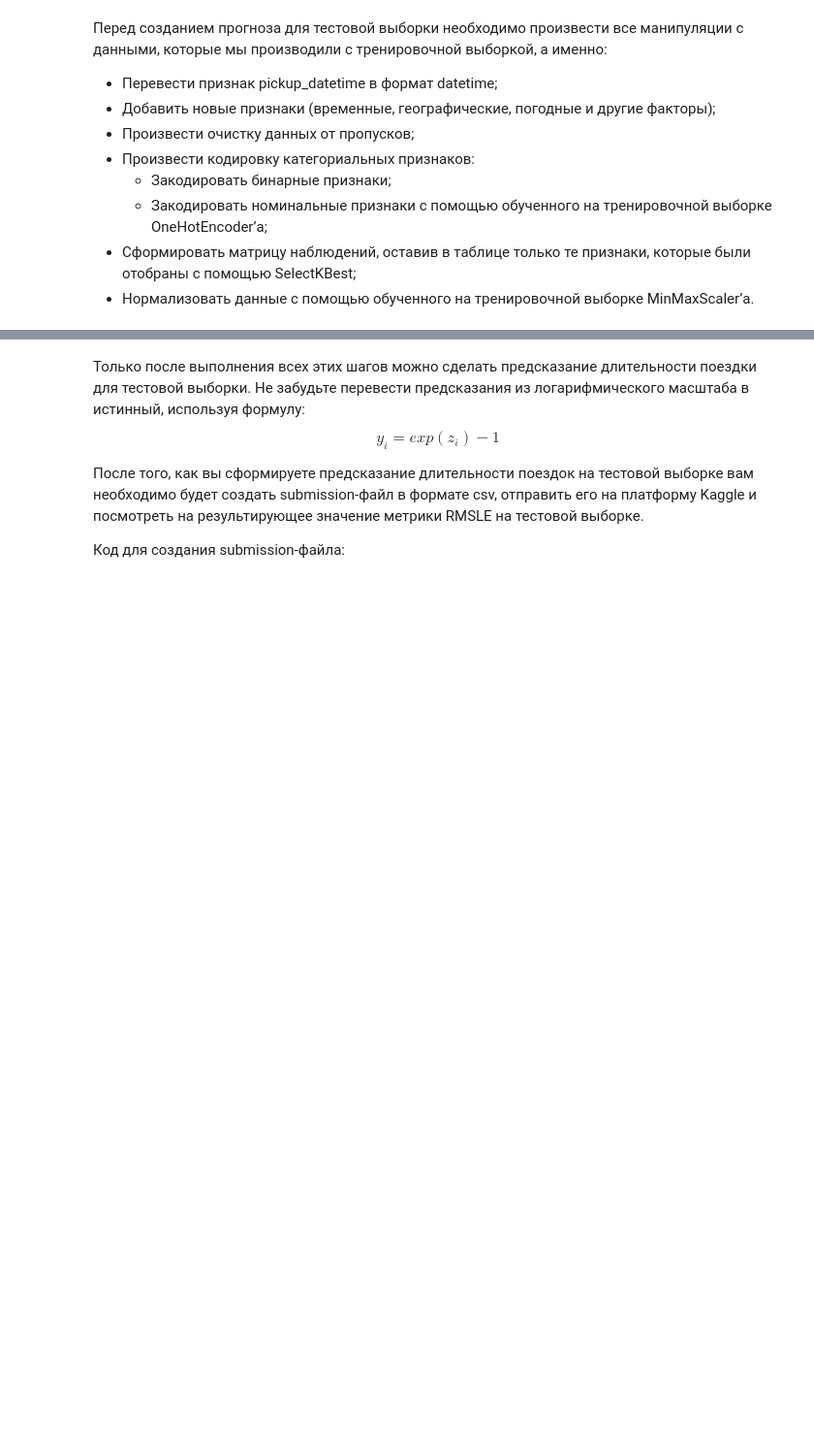
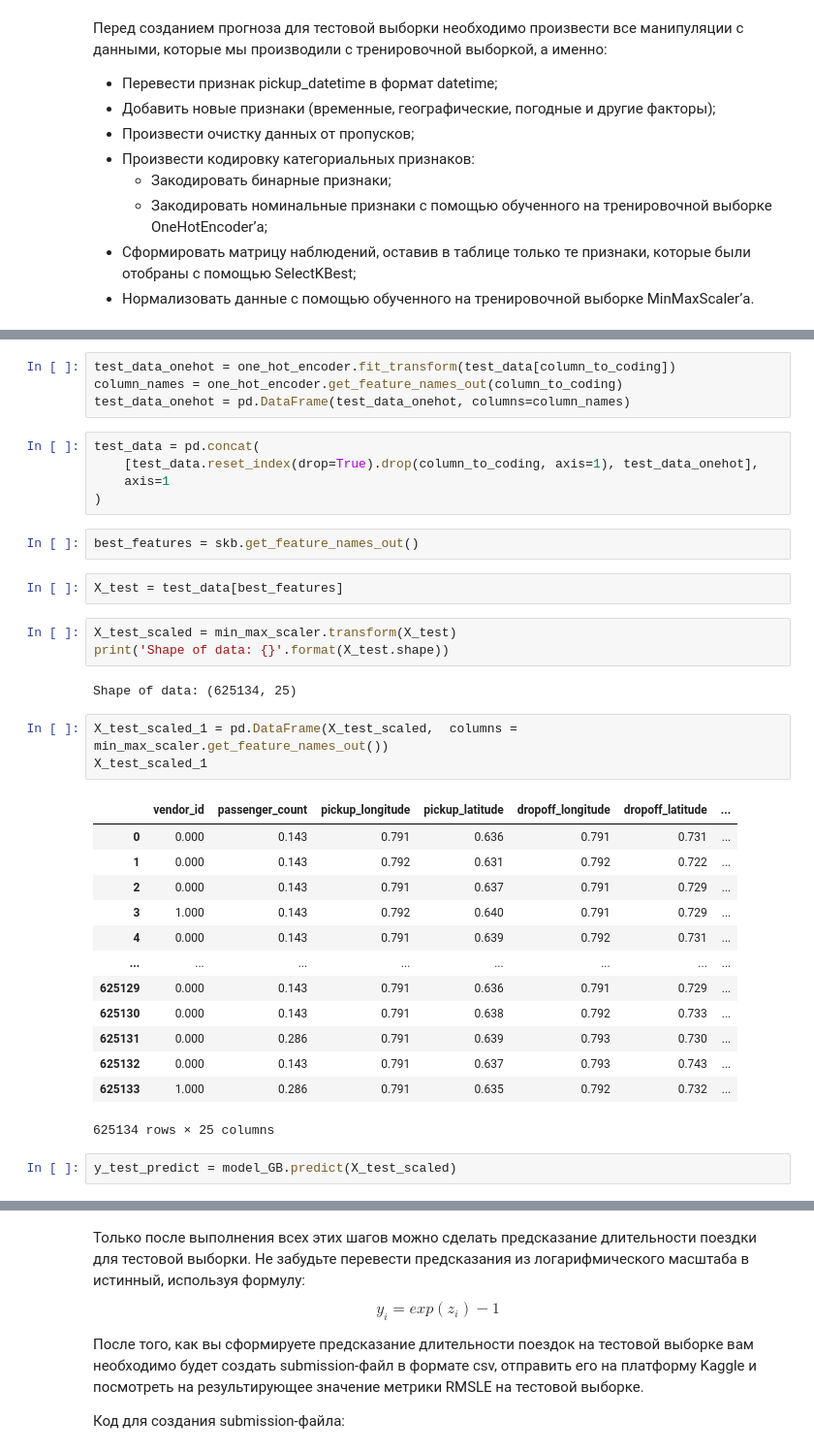
Before and after one commit to johnneon/PP_Team28_Taxi_Trip_Duration, a Jupyter notebook: PP_Team28.ipynb, the cells around one changed output, grey strips where cells are left out. Shown at 97% size. Cells and saved outputs as stored; diff of their text form; blank space fills up the shorter version.

```diff
--- a/PP_Team28.ipynb
+++ b/PP_Team28.ipynb
@@ -1599,0 +1766,37 @@ print('Shape of data: {}'.format(X_test.shape))
+# %%
+test_data_onehot = one_hot_encoder.fit_transform(test_data[column_to_coding])
+column_names = one_hot_encoder.get_feature_names_out(column_to_coding)
+test_data_onehot = pd.DataFrame(test_data_onehot, columns=column_names)
+# %%
+test_data = pd.concat(
+    [test_data.reset_index(drop=True).drop(column_to_coding, axis=1), test_data_onehot],
+    axis=1
+)
+# %%
+best_features = skb.get_feature_names_out()
+# %%
+X_test = test_data[best_features]
+# %%
+X_test_scaled = min_max_scaler.transform(X_test)
+print('Shape of data: {}'.format(X_test.shape))
+# %% [output]
+Shape of data: (625134, 25)
+# %%
+X_test_scaled_1 = pd.DataFrame(X_test_scaled,  columns = min_max_scaler.get_feature_names_out())
+X_test_scaled_1
+# %% [output]
+|  | vendor_id | passenger_count | pickup_longitude | pickup_latitude | dropoff_longitude | dropoff_latitude | ... |
+| 0 | 0.000 | 0.143 | 0.791 | 0.636 | 0.791 | 0.731 | ... |
+| 1 | 0.000 | 0.143 | 0.792 | 0.631 | 0.792 | 0.722 | ... |
+| 2 | 0.000 | 0.143 | 0.791 | 0.637 | 0.791 | 0.729 | ... |
+| 3 | 1.000 | 0.143 | 0.792 | 0.640 | 0.791 | 0.729 | ... |
+| 4 | 0.000 | 0.143 | 0.791 | 0.639 | 0.792 | 0.731 | ... |
+| ... | ... | ... | ... | ... | ... | ... | ... |
+| 625129 | 0.000 | 0.143 | 0.791 | 0.636 | 0.791 | 0.729 | ... |
+| 625130 | 0.000 | 0.143 | 0.791 | 0.638 | 0.792 | 0.733 | ... |
+| 625131 | 0.000 | 0.286 | 0.791 | 0.639 | 0.793 | 0.730 | ... |
+| 625132 | 0.000 | 0.143 | 0.791 | 0.637 | 0.793 | 0.743 | ... |
+| 625133 | 1.000 | 0.286 | 0.791 | 0.635 | 0.792 | 0.732 | ... |
+625134 rows × 25 columns
+# %%
+y_test_predict = model_GB.predict(X_test_scaled)
```
Also changed, not shown: parts of 42 cells of this notebook.
